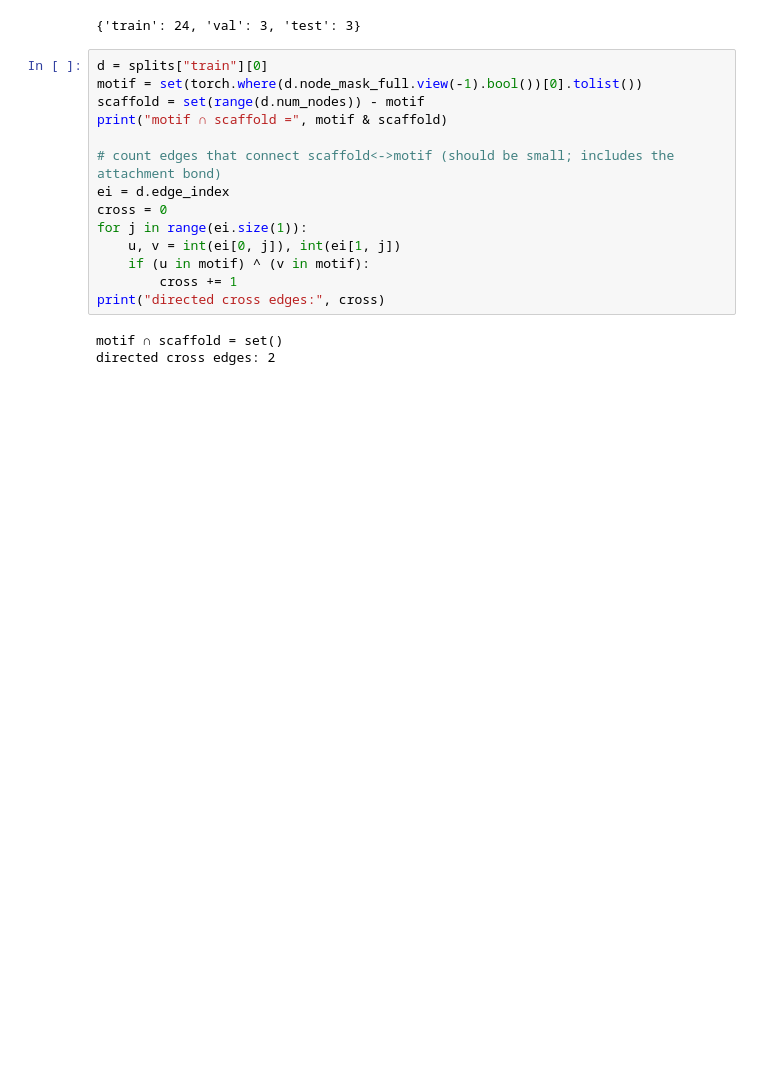
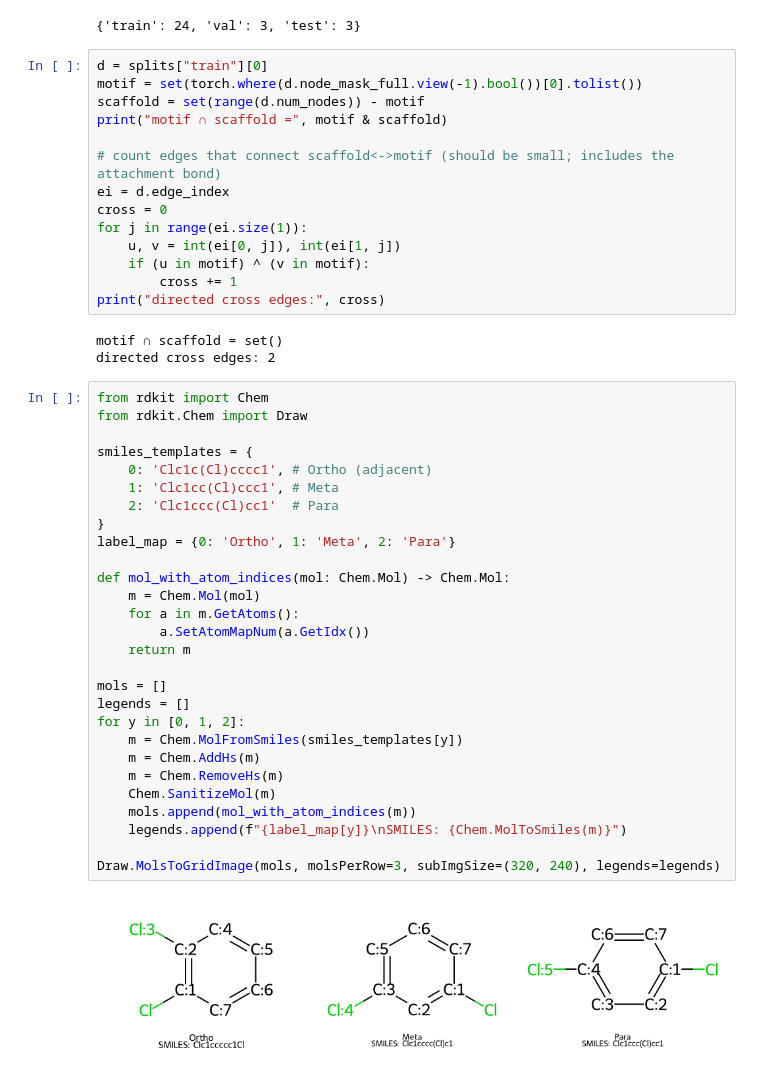
Before and after one commit to CruelMarco/bcosgnn, a Jupyter notebook: shaique_updates/codes/SMART_Strings/Benzene_Isomers.ipynb, the cells around one changed output. Drawn from its saved outputs; the diff is of its cells as text; blank space fills up the shorter version.

```diff
--- a/shaique_updates/codes/SMART_Strings/Benzene_Isomers.ipynb
+++ b/shaique_updates/codes/SMART_Strings/Benzene_Isomers.ipynb
@@ -386,3 +386,33 @@ print("directed cross edges:", cross)
 # %% [output]
 motif ∩ scaffold = set()
 directed cross edges: 2
+# %%
+from rdkit import Chem
+from rdkit.Chem import Draw
+
+smiles_templates = {
+    0: 'Clc1c(Cl)cccc1', # Ortho (adjacent)
+    1: 'Clc1cc(Cl)ccc1', # Meta
+    2: 'Clc1ccc(Cl)cc1'  # Para
+}
+label_map = {0: 'Ortho', 1: 'Meta', 2: 'Para'}
+
+def mol_with_atom_indices(mol: Chem.Mol) -> Chem.Mol:
+    m = Chem.Mol(mol)
+    for a in m.GetAtoms():
+        a.SetAtomMapNum(a.GetIdx())
+    return m
+
+mols = []
+legends = []
+for y in [0, 1, 2]:
+    m = Chem.MolFromSmiles(smiles_templates[y])
+    m = Chem.AddHs(m)
+    m = Chem.RemoveHs(m)
+    Chem.SanitizeMol(m)
+    mols.append(mol_with_atom_indices(m))
+    legends.append(f"{label_map[y]}\nSMILES: {Chem.MolToSmiles(m)}")
+
+Draw.MolsToGridImage(mols, molsPerRow=3, subImgSize=(320, 240), legends=legends)
+# %% [output]
+[figure, added]
```
Also changed, not shown: parts of 2 cells of this notebook, 2 other files.
